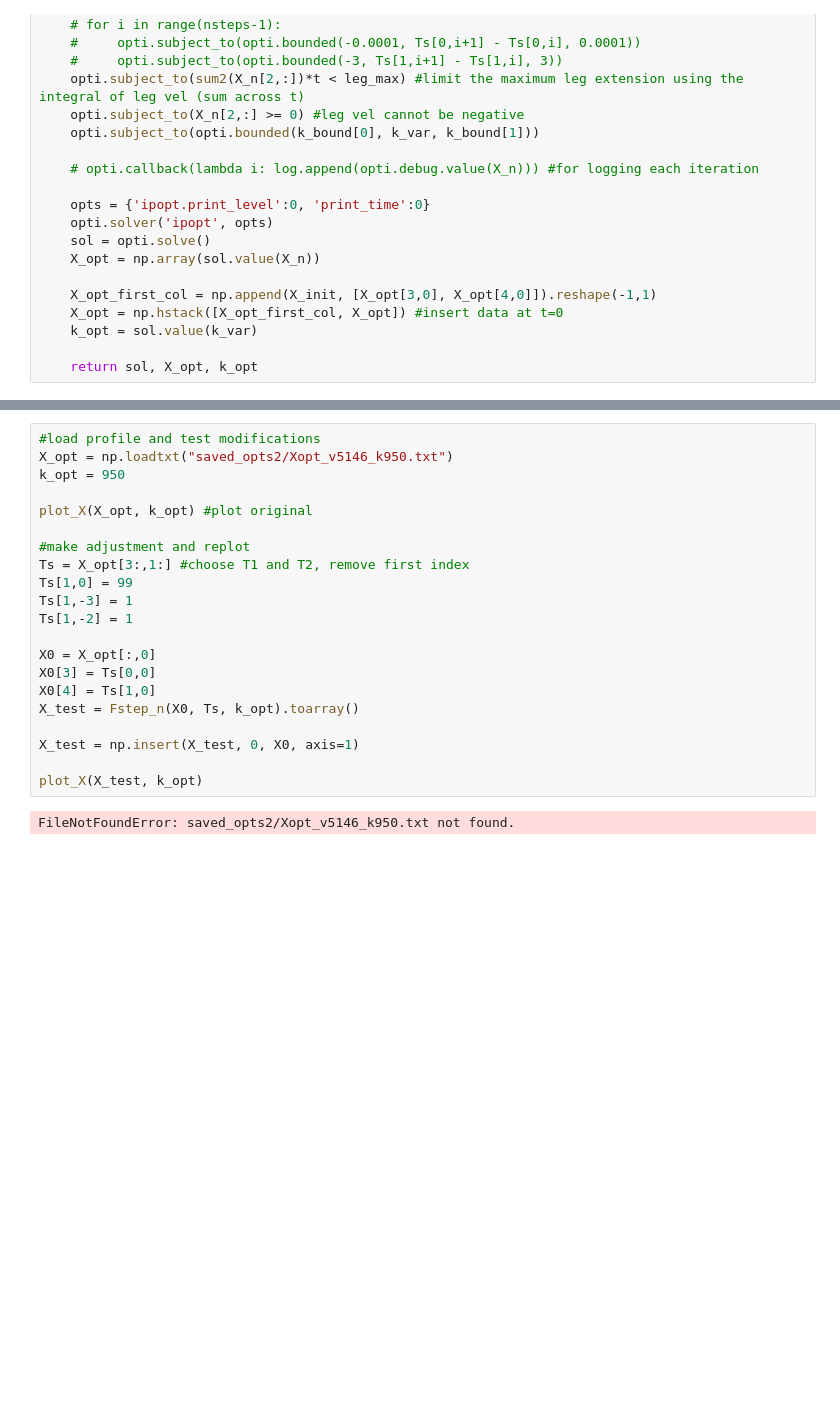
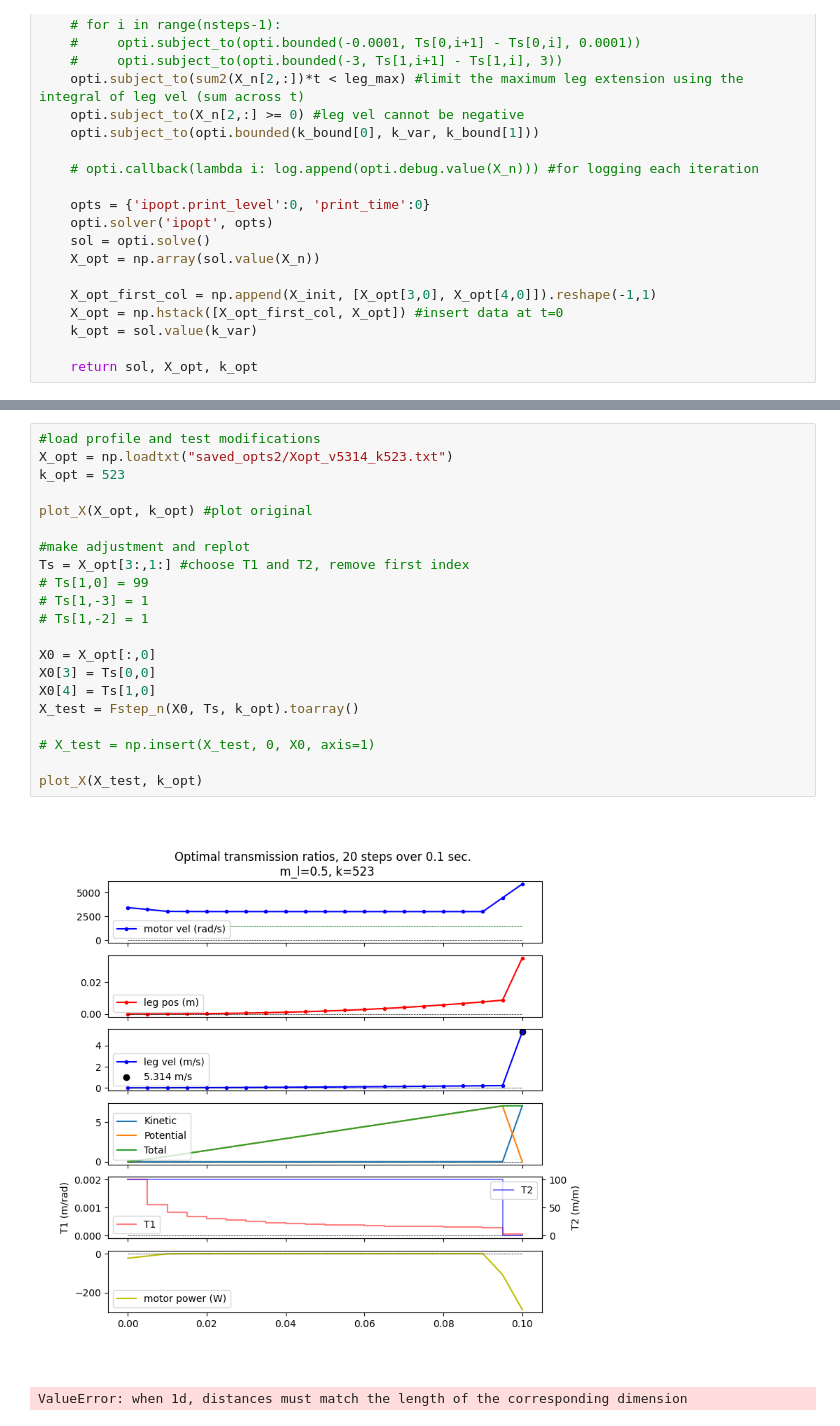
Before and after one commit to NovelMobileRobotsLab/pinto-squirrel, a Jupyter notebook: SEA/ana_casadi5.ipynb, the cells around one changed output, grey strips where cells are left out. Drawn from its saved outputs; the diff is of its cells as text; blank space fills up the shorter version.

```diff
--- a/SEA/ana_casadi5.ipynb
+++ b/SEA/ana_casadi5.ipynb
@@ -343,23 +338,24 @@ plot_X(X_best, 2500)
 # %%
 #load profile and test modifications
-X_opt = np.loadtxt("saved_opts2/Xopt_v5146_k950.txt")
-k_opt = 950
+X_opt = np.loadtxt("saved_opts2/Xopt_v5314_k523.txt")
+k_opt = 523
 
 plot_X(X_opt, k_opt) #plot original
 
 #make adjustment and replot
 Ts = X_opt[3:,1:] #choose T1 and T2, remove first index
-Ts[1,0] = 99
-Ts[1,-3] = 1
-Ts[1,-2] = 1
+# Ts[1,0] = 99
+# Ts[1,-3] = 1
+# Ts[1,-2] = 1
 
 X0 = X_opt[:,0]
 X0[3] = Ts[0,0]
 X0[4] = Ts[1,0]
 X_test = Fstep_n(X0, Ts, k_opt).toarray()
 
-X_test = np.insert(X_test, 0, X0, axis=1)
+# X_test = np.insert(X_test, 0, X0, axis=1)
 
 plot_X(X_test, k_opt)
 # %% [output]
+[figure, added]
-FileNotFoundError: saved_opts2/Xopt_v5146_k950.txt not found.
+ValueError: when 1d, distances must match the length of the corresponding dimension
```
Also changed, not shown: parts of 5 cells of this notebook, 49 other files.
